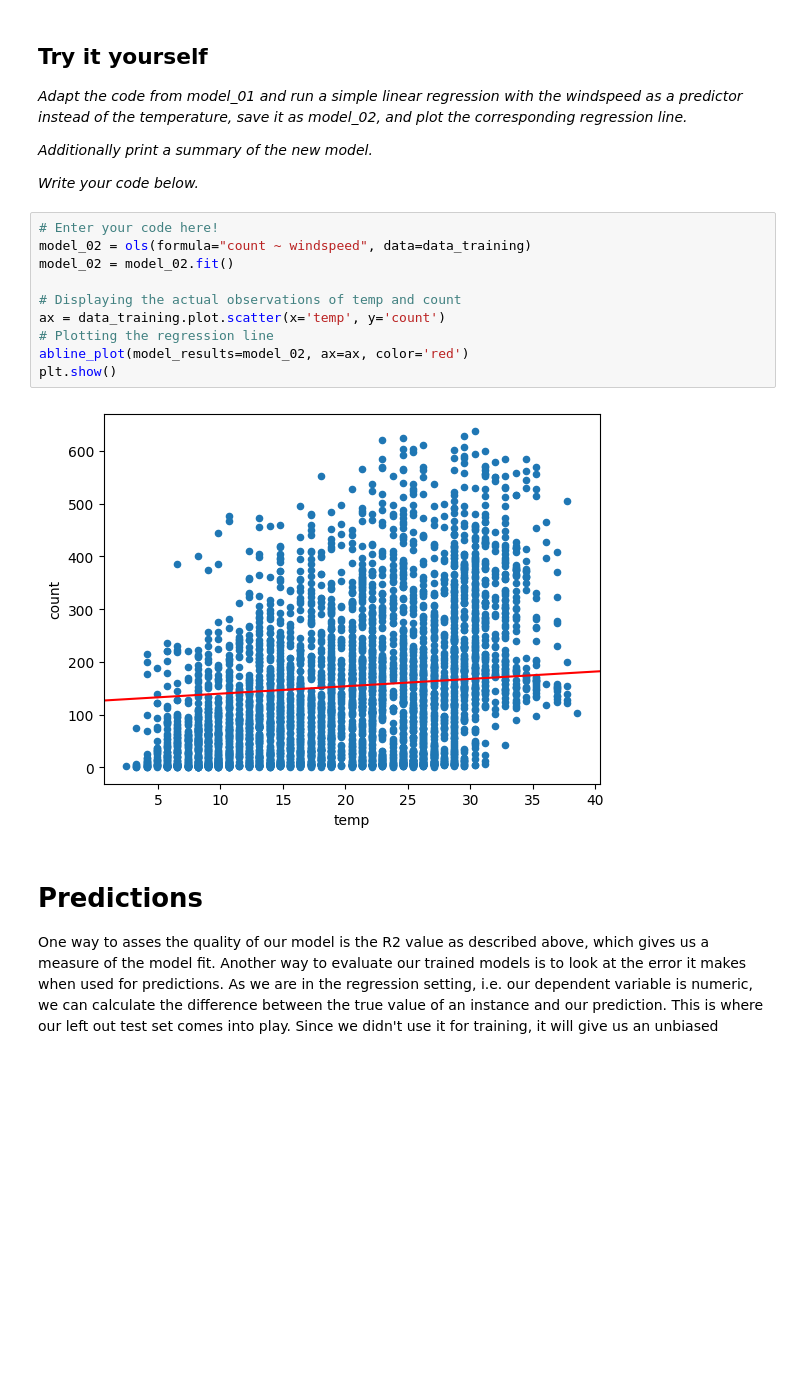
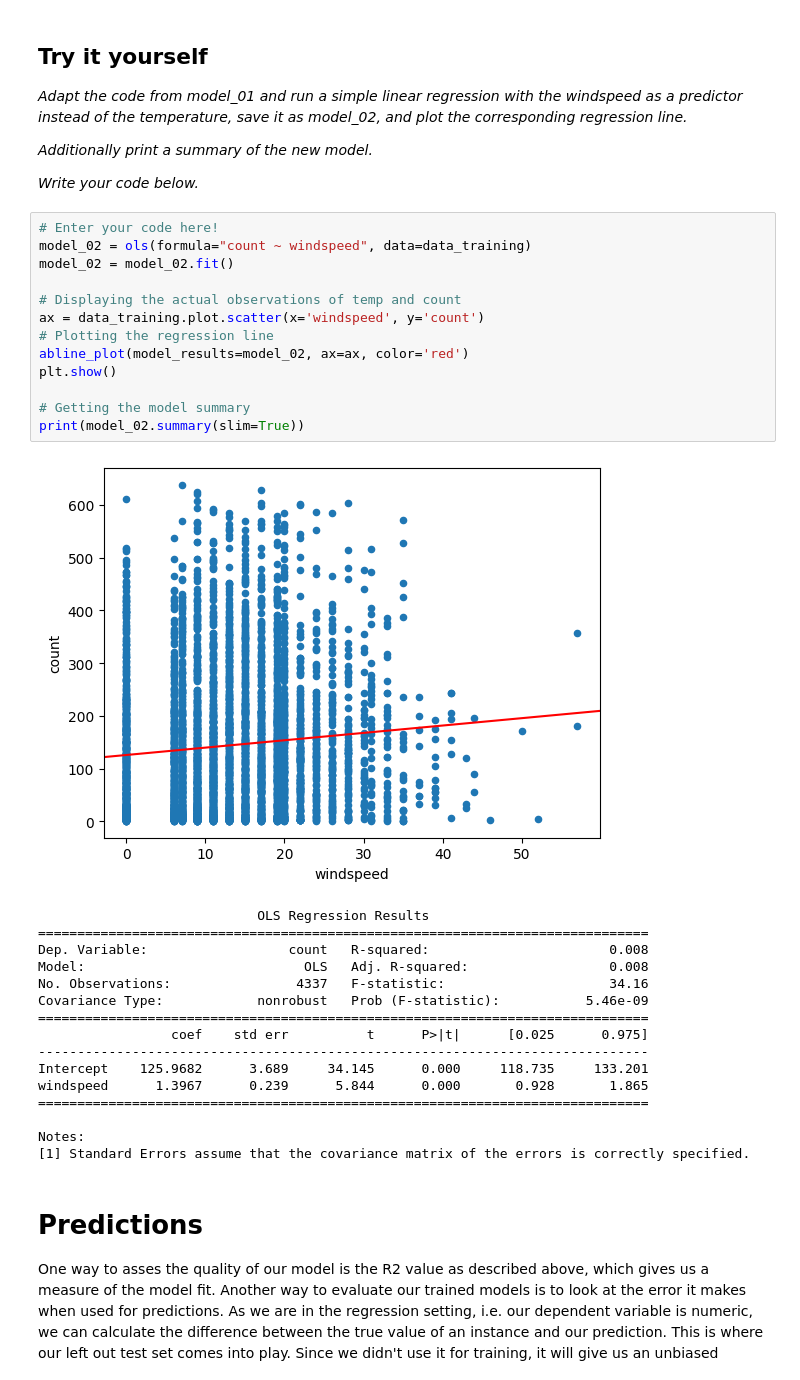
Before and after one commit to TheDon57/MODS_Exercises, a Jupyter notebook: Week_4_exercise/LM_Week_04_BikeSharing.ipynb, the cells around one changed output. Cells and saved outputs as stored; diff of their text form; blank space fills up the shorter version.

```diff
--- a/Week_4_exercise/LM_Week_04_BikeSharing.ipynb
+++ b/Week_4_exercise/LM_Week_04_BikeSharing.ipynb
@@ -195,15 +195,33 @@ Notes:
 # %%
 # Enter your code here!
 model_02 = ols(formula="count ~ windspeed", data=data_training)
 model_02 = model_02.fit()
 
 # Displaying the actual observations of temp and count
-ax = data_training.plot.scatter(x='temp', y='count')
+ax = data_training.plot.scatter(x='windspeed', y='count')
 # Plotting the regression line
 abline_plot(model_results=model_02, ax=ax, color='red')
 plt.show()
+
+# Getting the model summary
+print(model_02.summary(slim=True))
 # %% [output]
-[figure, old version]
+[figure, new version]
+                            OLS Regression Results
+==============================================================================
+Dep. Variable:                  count   R-squared:                       0.008
+Model:                            OLS   Adj. R-squared:                  0.008
+No. Observations:                4337   F-statistic:                     34.16
+Covariance Type:            nonrobust   Prob (F-statistic):           5.46e-09
+==============================================================================
+                 coef    std err          t      P>|t|      [0.025      0.975]
+------------------------------------------------------------------------------
+Intercept    125.9682      3.689     34.145      0.000     118.735     133.201
+windspeed      1.3967      0.239      5.844      0.000       0.928       1.865
+==============================================================================
+
+Notes:
+[1] Standard Errors assume that the covariance matrix of the errors is correctly specified.
 # %% [markdown]
 # Predictions
 
```
Also changed, not shown: parts of 2 cells of this notebook.
